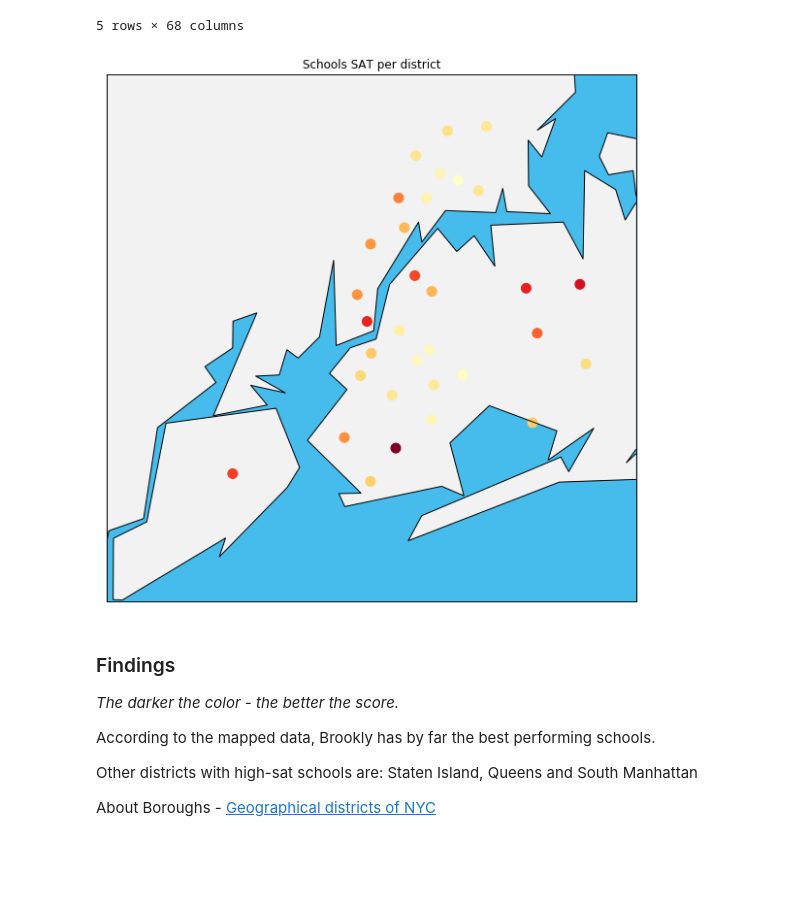
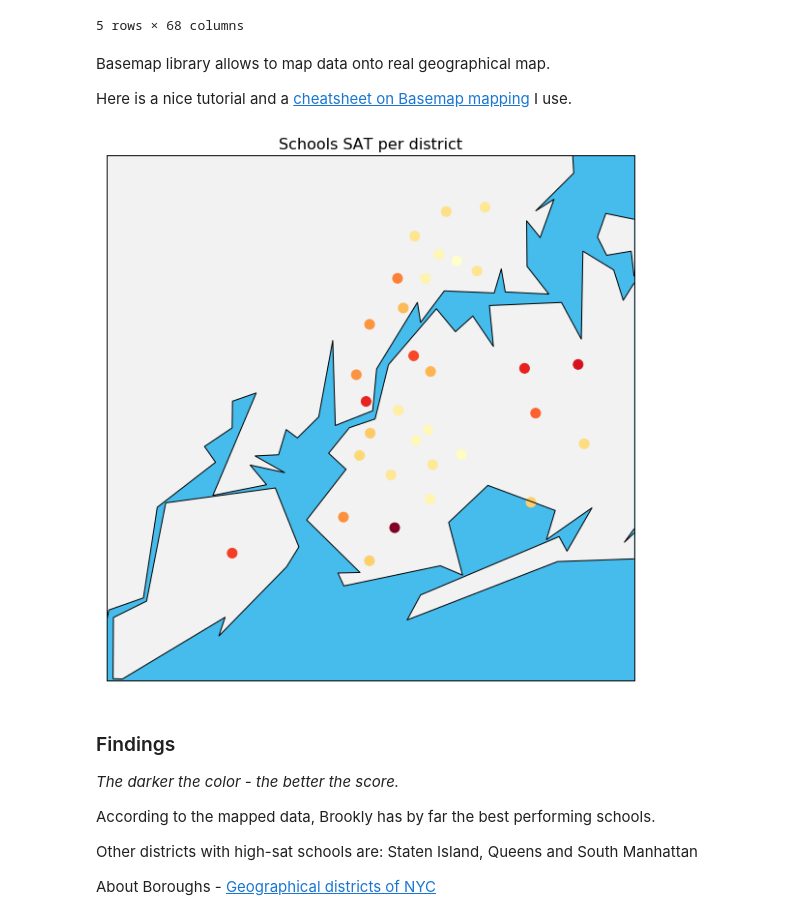
Before and after one commit to SilverSurfer0/dataquest, a Jupyter notebook: solutions/NYC_schools_exploration.ipynb, the cells around one changed output. Cells and saved outputs as stored; diff of their text form; code cells hidden in the pictures; blank space fills up the shorter version.

```diff
--- a/solutions/NYC_schools_exploration.ipynb
+++ b/solutions/NYC_schools_exploration.ipynb
@@ -35,13 +42,13 @@ data_files = [
 data = {}
 
 for f in data_files:
-    d = pandas.read_csv("schools/{0}".format(f))
+    d = pandas.read_csv("data/schools/{0}".format(f))
     data[f.replace(".csv", "")] = d
 # %% [markdown]
 ### Read in Surveys
 # %%
-all_survey = pandas.read_csv("schools/survey_all.txt", delimiter="\t", encoding='windows-1252')
-d75_survey = pandas.read_csv("schools/survey_d75.txt", delimiter="\t", encoding='windows-1252')
+all_survey = pandas.read_csv("data/schools/survey_all.txt", delimiter="\t", encoding='windows-1252')
+d75_survey = pandas.read_csv("data/schools/survey_d75.txt", delimiter="\t", encoding='windows-1252')
 survey = pandas.concat([all_survey, d75_survey], axis=0)
 
 survey["DBN"] = survey["dbn"]
@@ -228,40 +227,44 @@ districts.head(5)
 | 3 | 04 | 402.142857 | 416.285714 | 405.714286 | 1224.142857 | ... |
 | 4 | 05 | 427.159915 | 438.236674 | 419.666098 | 1285.062687 | ... |
 5 rows × 68 columns
+# %% [markdown]
+Basemap library allows to map data onto real geographical map.
+
+Here is a nice tutorial and a [cheatsheet on Basemap mapping](https://silversurfer0.github.io/tutorial/2017/09/20/Mapping-the-data.html) I use.
 # %%
 from mpl_toolkits.basemap import Basemap
 
 fig, ax = plt.subplots(figsize=(10,10))
 m = Basemap(
     projection='merc',
     llcrnrlat=40.496044,
     urcrnrlat=40.915256,
     llcrnrlon=-74.255735,
     urcrnrlon=-73.700272,
     resolution='i'
 )
 
 longitudes = districts['lon'].tolist()
 latitudes = districts['lat'].tolist()
 
 m.scatter(longitudes,latitudes,
           s=100,
           zorder=2,
           latlon=True,
           c=districts['sat_score'], cmap='YlOrRd')
 
 m.drawmapboundary(fill_color='#46bcec') # Make your map into any style you like
 m.fillcontinents(color='#f2f2f2',lake_color='#46bcec') # Make your map into any style you like
 m.drawcoastlines()
 m.drawrivers(color='#0089E0') # Default colour is black but it can be customized
 m.drawcountries()
 
-ax.set_title('Schools SAT per district')
+ax.set_title('Schools SAT per district', fontsize=16)
 
 #ax.colorbar()
 plt.show()
 # %% [output]
-[figure, old version]
+[figure, new version]
 # %% [markdown]
 ### Findings
 _The darker the color - the better the score._
```
Also changed, not shown: parts of 29 cells of this notebook.
